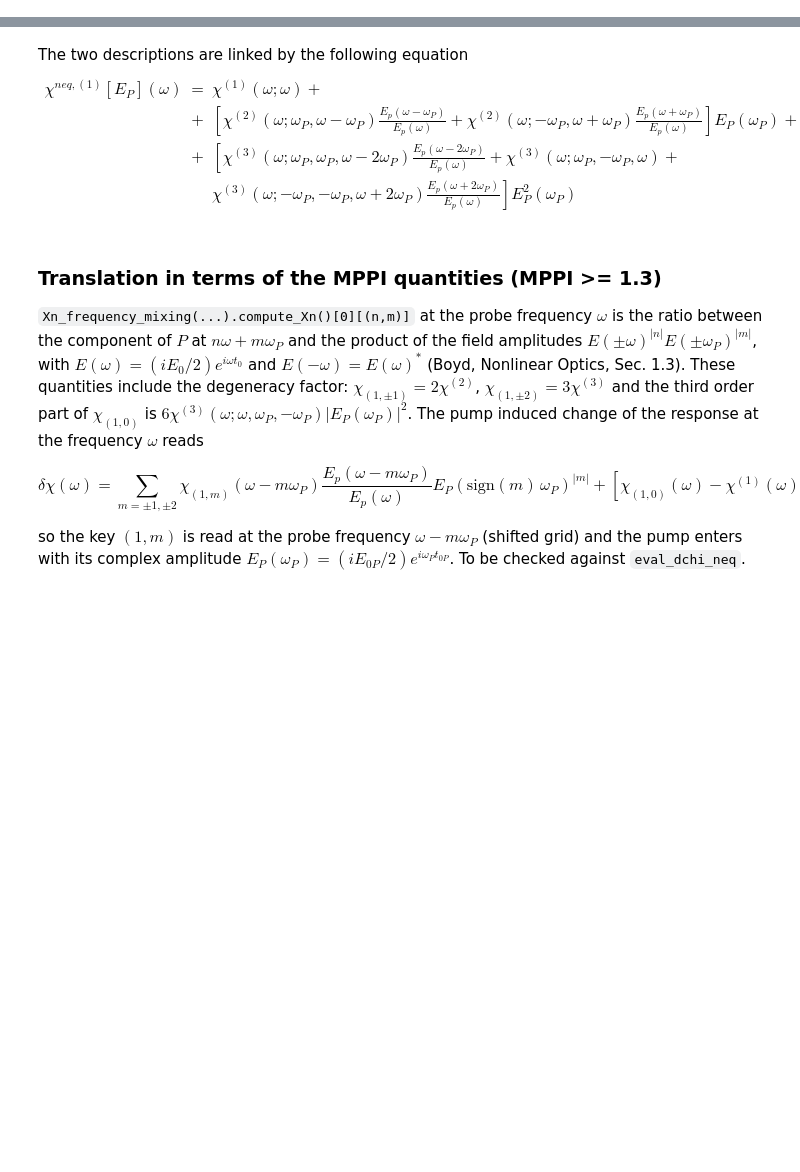
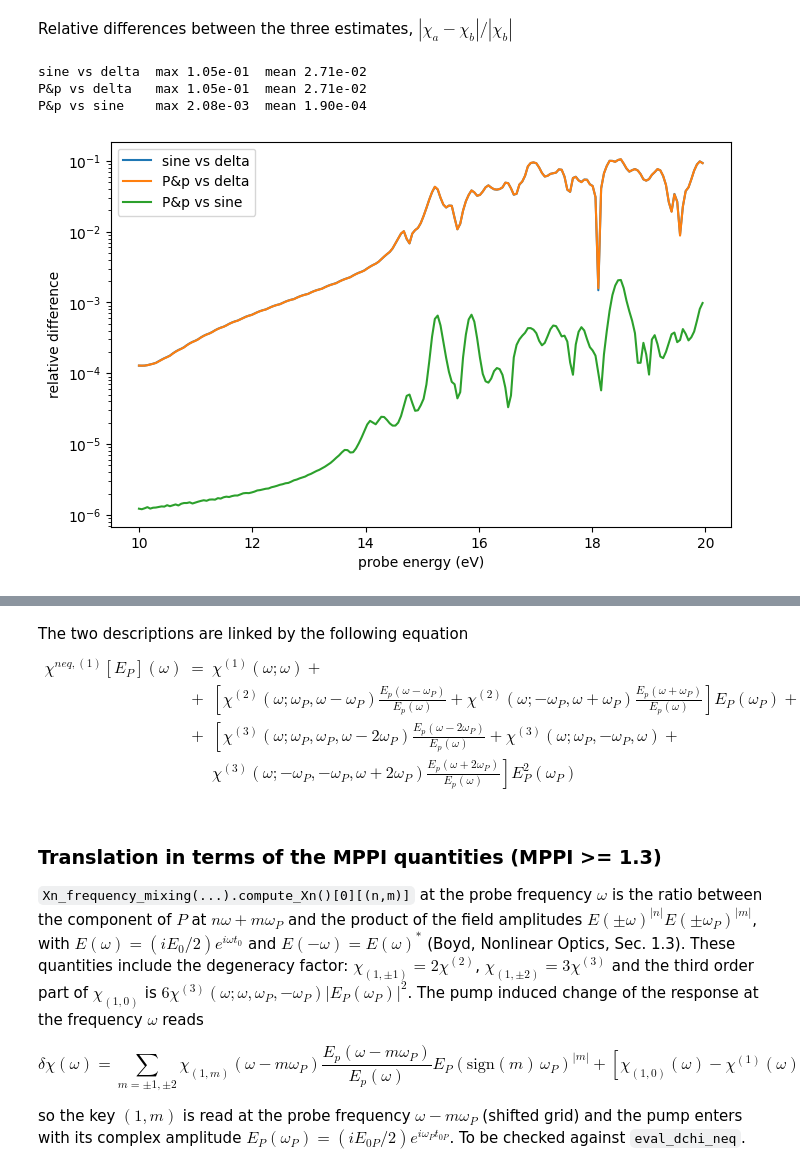
Before and after one commit to marcodalessandro76/LiF, a Jupyter notebook: NL_Chi/NL-Chi_Analysis.ipynb, the cells around one changed output, grey strips where cells are left out. Cells and saved outputs as stored; diff of their text form; code cells hidden in the pictures; blank space fills up the shorter version.

```diff
--- a/NL_Chi/NL-Chi_Analysis.ipynb
+++ b/NL_Chi/NL-Chi_Analysis.ipynb
@@ -11,0 +114,18 @@ import os, re
+# %% [markdown]
+Relative differences between the three estimates, $|\chi_a - \chi_b|/|\chi_b|$
+# %%
+rel = lambda a,b : np.abs(a-b)/np.abs(b)
+plt.figure(figsize=(8,5))
+plt.semilogy(freqs,rel(chi1_sin,chi1_delta),label='sine vs delta')
+plt.semilogy(freqs,rel(chi1_Pp,chi1_delta),label='P&p vs delta')
+plt.semilogy(freqs,rel(chi1_Pp,chi1_sin),label='P&p vs sine')
+plt.xlabel('probe energy (eV)')
+plt.ylabel('relative difference')
+plt.legend()
+for lab,a,b in [('sine vs delta',chi1_sin,chi1_delta),('P&p vs delta',chi1_Pp,chi1_delta),('P&p vs sine',chi1_Pp,chi1_sin)]:
+    print('%-14s max %.2e  mean %.2e'%(lab,np.max(rel(a,b)),np.mean(rel(a,b))))
+# %% [output]
+sine vs delta  max 1.05e-01  mean 2.71e-02
+P&p vs delta   max 1.05e-01  mean 2.71e-02
+P&p vs sine    max 2.08e-03  mean 1.90e-04
+[figure, added]
```
Also changed, not shown: parts of 100 cells of this notebook, 1 other file.
